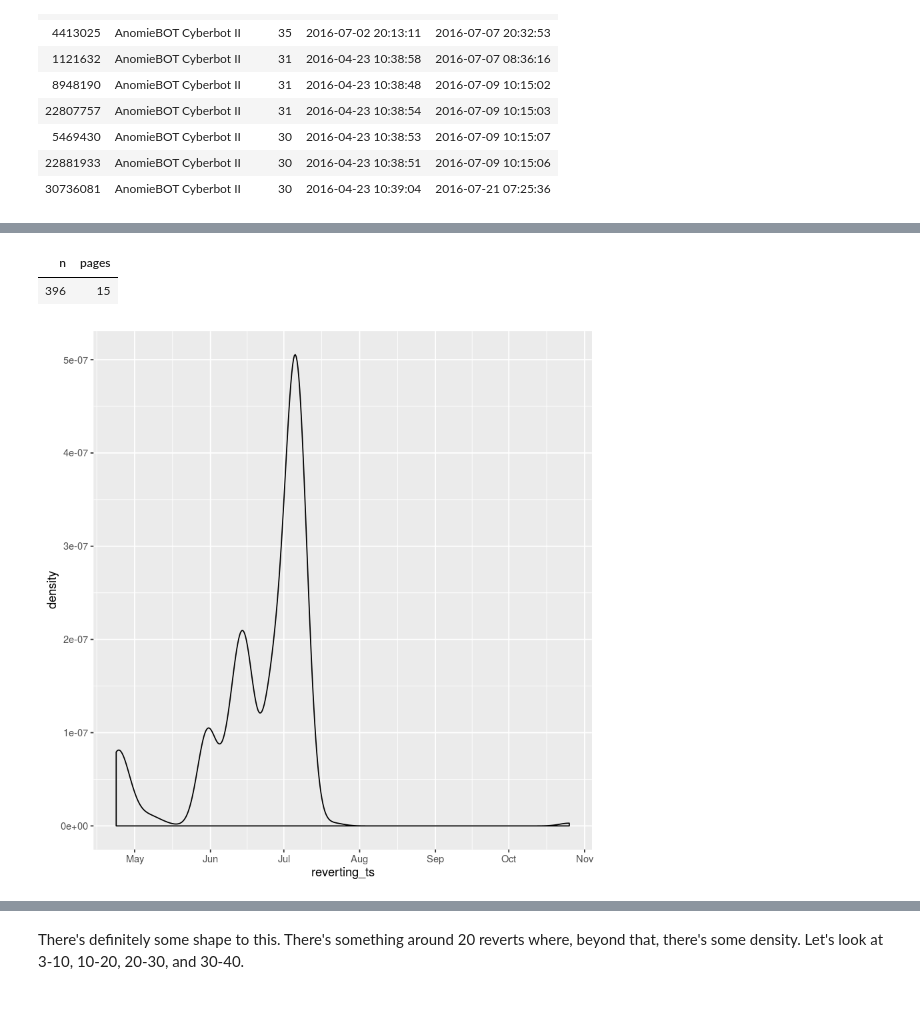
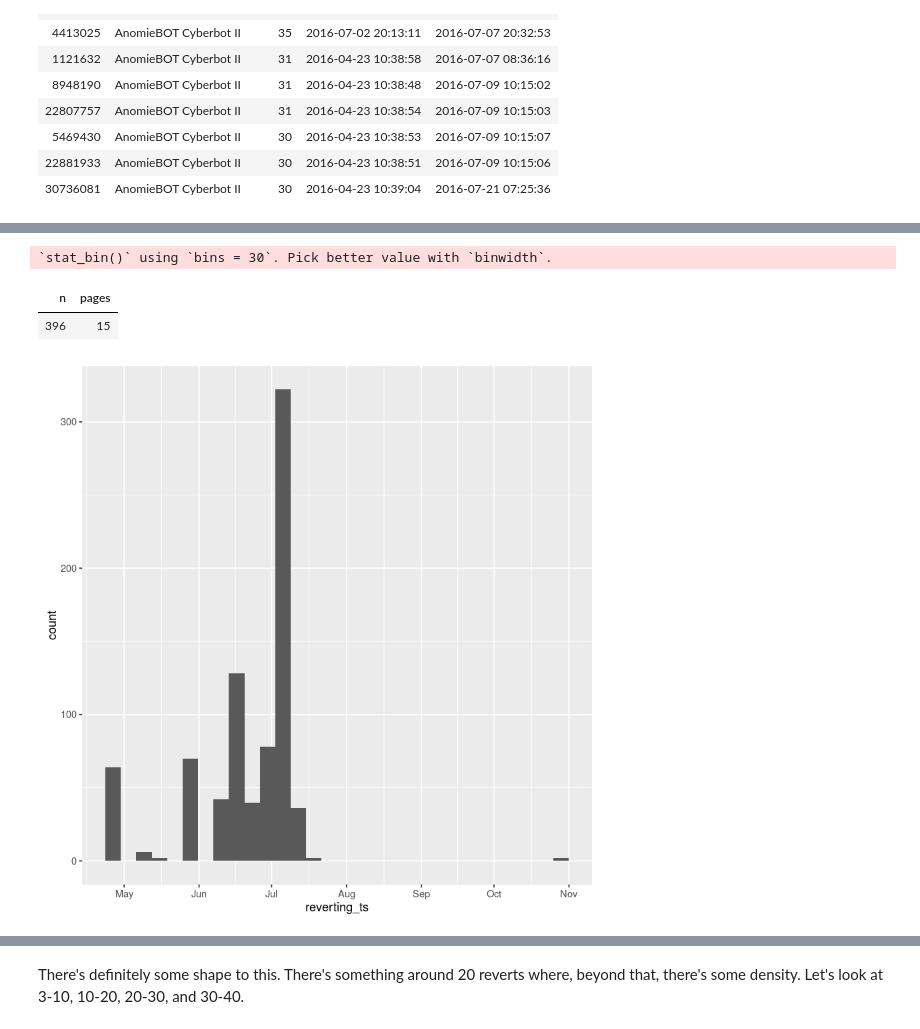
Before and after one commit to halfak/are-the-bots-really-fighting, a Jupyter notebook: analysis/exploratory/most_reverty_pages.ipynb, the cells around one changed output, grey strips where cells are left out. Drawn from its saved outputs; the diff is of its cells as text; code cells hidden in the pictures.

Commit message:
Adds bot_pair figures.

```diff
--- a/analysis/exploratory/most_reverty_pages.ipynb
+++ b/analysis/exploratory/most_reverty_pages.ipynb
@@ -103,15 +143,16 @@ Actually, it's a tie and honestly, this second case might be more interesting.
 # %%
 ggplot(dt[reverting_user_text %in% c("AnomieBOT", "Cyberbot II") &
           rev_user_text %in% c("AnomieBOT", "Cyberbot II"),],
        aes(x=reverting_ts)) +
-geom_density()
+geom_histogram(binwidth=1)
 
 dt[reverting_user_text %in% c("AnomieBOT", "Cyberbot II") &
           rev_user_text %in% c("AnomieBOT", "Cyberbot II"),
     list(n=length(unique(rev_id)), pages=length(unique(rev_page)))]
 # %% [output]
+`stat_bin()` using `bins = 30`. Pick better value with `binwidth`.
 | n | pages |
 | 396 | 15 |
-[figure, old version]
+[figure, new version]
 # %%
 ggplot(page_bot_pairs, aes(x=reverts)) +
```
Also changed, not shown: parts of 10 cells of this notebook, 3 other files.
